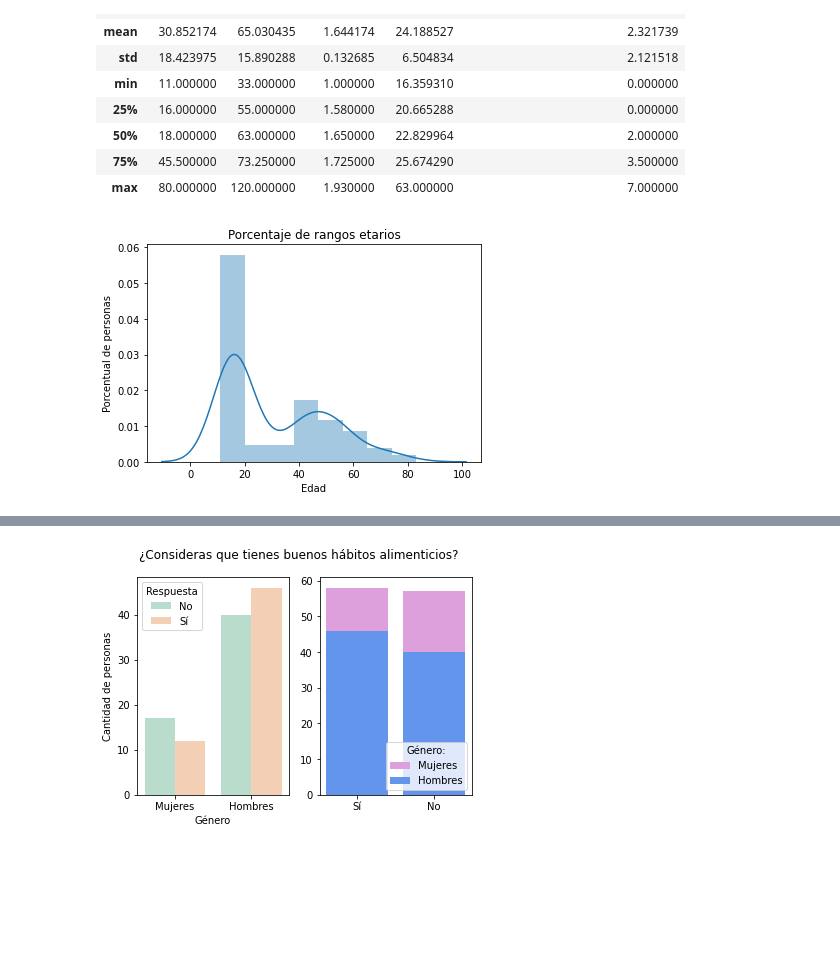
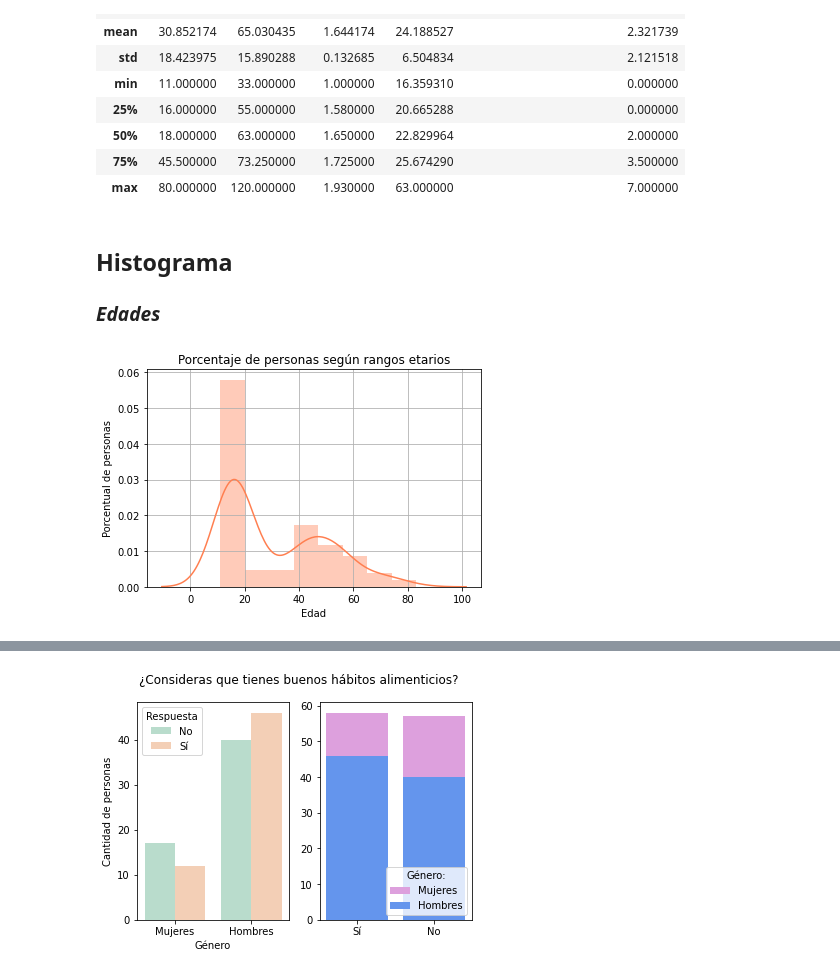
Before and after one commit to bellhipi/Probabilidad-Python-Nutrici-n, a Jupyter notebook: Jupyter notebook/Trabajo.ipynb, the cells around one changed output, grey strips where cells are left out. Saved outputs shown, nothing was run; the diff lists cells and outputs as text; code cells hidden in the pictures; blank space fills up the shorter version.

```diff
--- a/Jupyter notebook/Trabajo.ipynb
+++ b/Jupyter notebook/Trabajo.ipynb
@@ -89,27 +71,31 @@ dataset.describe()
 | 50% | 18.000000 | 63.000000 | 1.650000 | 22.829964 | 2.000000 |
 | 75% | 45.500000 | 73.250000 | 1.725000 | 25.674290 | 3.500000 |
 | max | 80.000000 | 120.000000 | 1.930000 | 63.000000 | 7.000000 |
+# %% [markdown]
+## Histograma
+### *Edades*
 # %%
-edad = dataset["Edad:"]
-v = np.array(edad)
-#tamaño de la muestra
-n = len(v)
-#alcance
-inicio = np.min(v)
-fin = np.max(v)
-#rango
-rango = fin-inicio
-#cantidad de barras
-numintervalos = round(1 + np.log2(n))
-#ancho de barra
-intervalos = round(rango/numintervalos)
-#array de intervalos
-arr = np.arange(inicio,intervalos+fin,1+numintervalos)
-# generamos el distplot
-sns.distplot(v,arr) # grafica el histograma y le superpone la curva de densidad estimada
-plt.title("Porcentaje de rangos etarios") # agrega el título
-plt.xlabel("Edad") # agrega una etiqueta el eje de abscisas
-plt.ylabel("Porcentual de personas")# agrega una etiqueta el eje de ordenadas
-plt.show()
+edad = campos["Edad:"]
+x = np.array(edad) # convierto a vector
+
+n = len(x) # tamaño de la muestra
+
+# alcance
+inicio = np.min(x)
+fin = np.max(x)
+rango = fin - inicio
+
+numintervalos = round(1 + np.log2(n)) # calculo para la cantidad de barras
+
+intervalos = round(rango/numintervalos) # calculo para el ancho de barra
+
+vec = np.arange(inicio, intervalos + fin, 1 + numintervalos) # genero un array de intervalos
+
+ax = sns.distplot(x, vec, color = "coral") # grafica el histograma con intervalos según el array y le superpone la curva de densidad estimada
+ax.set_title("Porcentaje de personas según rangos etarios") # agrega el título
+ax.set_xlabel("Edad") # agrega etiqueta al eje de abscisas
+ax.set_ylabel("Porcentual de personas") # agrega etiqueta al eje de coordenadas
+plt.grid() # muestra grilla
+plt.show() # muestra gráfico
 # %% [output]
-[figure, old version]
+[figure, new version]
```
Also changed, not shown: parts of 38 cells of this notebook, 1 other file.
